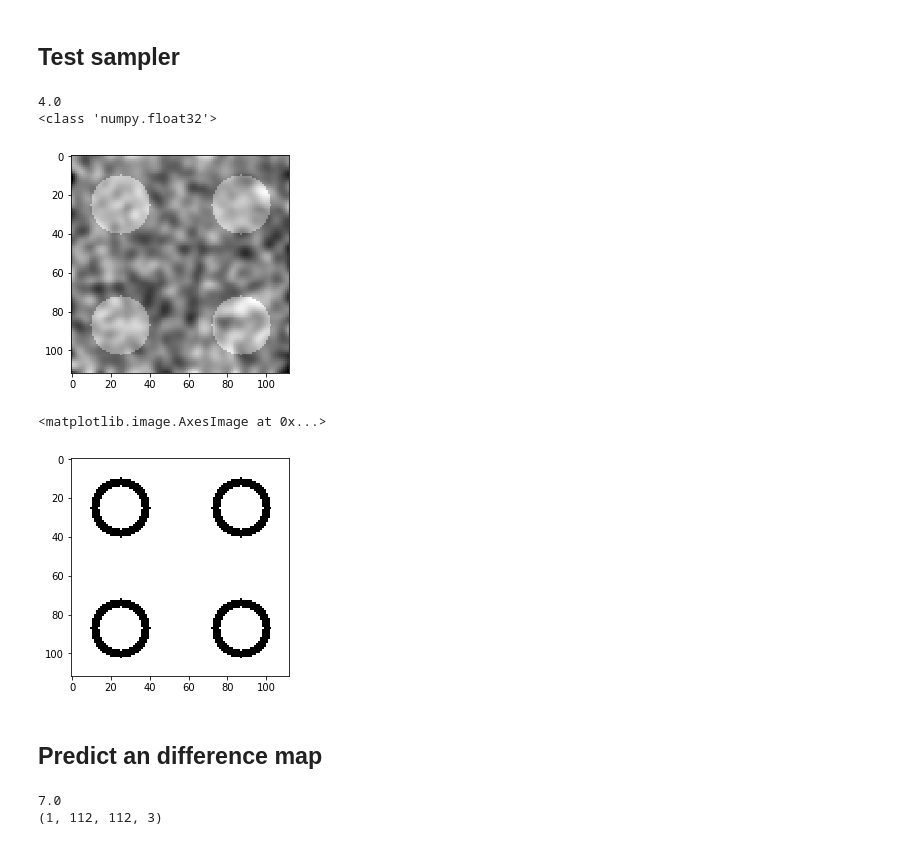
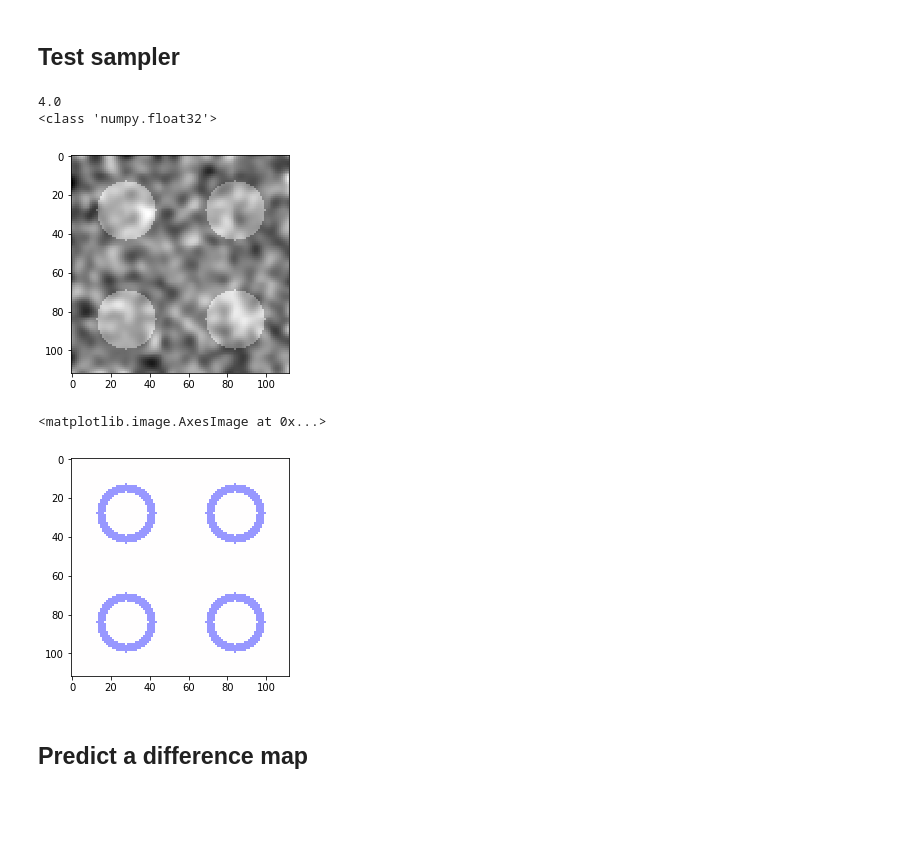
Before and after one commit to vwegmayr/brain-aging, a Jupyter notebook: notebooks/evaluate_vagan.ipynb, the cells around one changed output. Cells and saved outputs as stored; diff of their text form; code cells hidden in the pictures; blank space fills up the shorter version.

```diff
--- a/notebooks/evaluate_vagan.ipynb
+++ b/notebooks/evaluate_vagan.ipynb
@@ -14,7 +13,7 @@ import matplotlib.pyplot as plt
 # %% [markdown]
 ## Define some constants
 # %%
-smt_label = "20180729-170849"
+smt_label = "20180801-155215"
 config_path = os.path.join("data", smt_label, "config.yaml")
 model_dir = os.path.join("data", smt_label, "logdir")
 with open(config_path, 'r') as f:
@@ -75,21 +123,11 @@ print(type(img[0, 0, 1]))
 # %% [output]
 4.0
 <class 'numpy.float32'>
-[figure, old version]
+[figure, new version]
 # %%
-plt.imshow(img[:, :, 2], cmap='gray')
+plt.imshow(img[:, :, 2], cmap='bwr', vmin=-1, vmax=1)
 # %% [output]
 <matplotlib.image.AxesImage at 0x...>
-[figure, old version]
+[figure, new version]
 # %% [markdown]
-## Predict an difference map
+## Predict a difference map
-# %%
-batch[0, :, :, 1] = 7.0
-print(batch[0, 0, 0, 1])
-masks = wrapper.vagan.predict_mask(batch)
-mask = masks[0]
-mask.shape
-print(batch.shape)
-# %% [output]
-7.0
-(1, 112, 112, 3)
```
Also changed, not shown: parts of 15 cells of this notebook, 3 other files.
